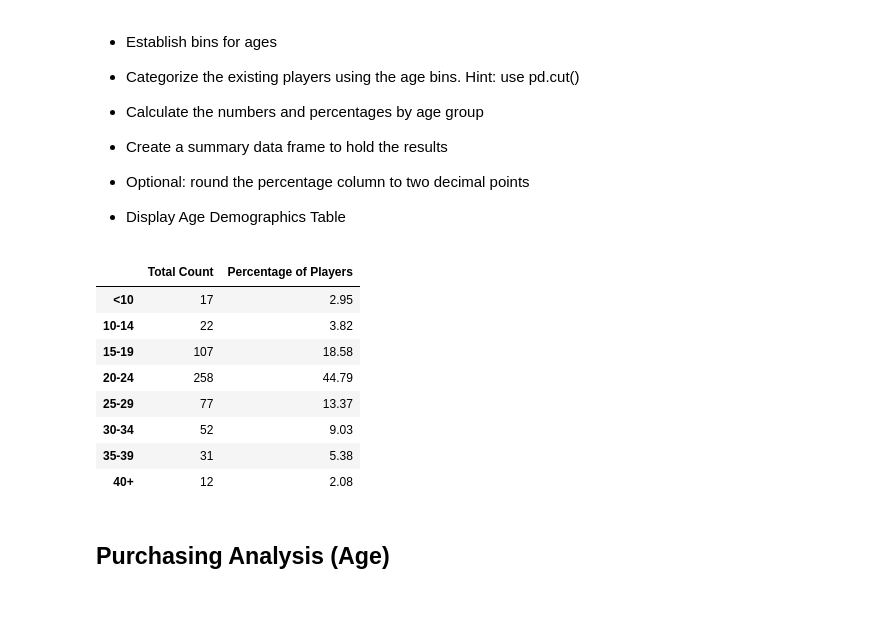
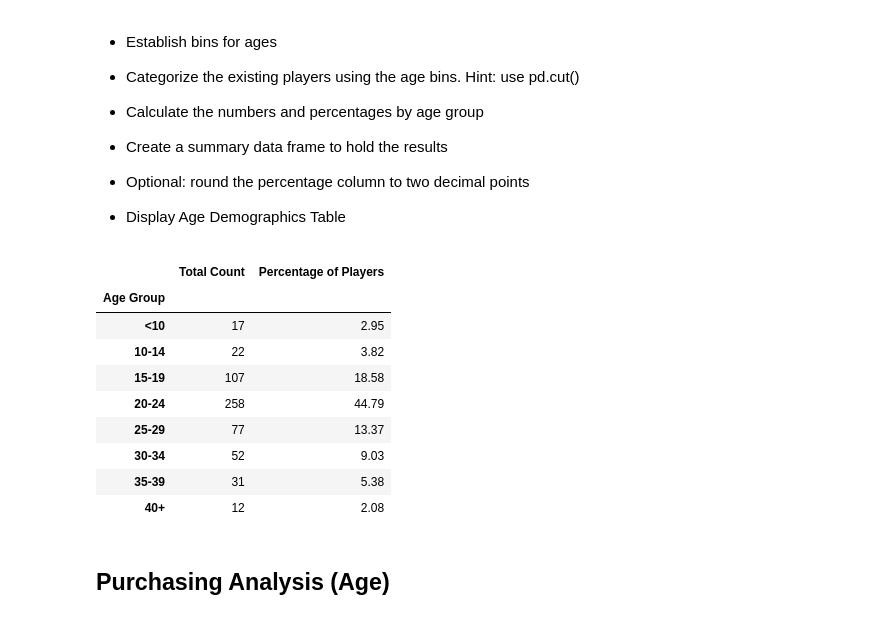
Before and after one commit to lucyhohler/Heroes_of_Pymoli, a Jupyter notebook: HeroesOfPymoli_starter.ipynb, the cells around one changed output. Drawn from its saved outputs; the diff is of its cells as text; code cells hidden in the pictures.

```diff
--- a/HeroesOfPymoli_starter.ipynb
+++ b/HeroesOfPymoli_starter.ipynb
@@ -158,18 +159,19 @@ gender_demographics.style.format({"Average Purchase Price":"${:,.2f}", "Total Pu
 # %%
 age_bins = [0, 9.99, 14.99, 19.99, 24.99, 29.99, 34.99, 39.99, 99999]
 group_names = ["<10", "10-14", "15-19", "20-24", "25-29", "30-34", "35-39", "40+"]
 
 purchase_data["Age Group"] = pd.cut(purchase_data["Age"],age_bins, labels=group_names)
 age_grouped = purchase_data.groupby("Age Group")
 total_count_age = age_grouped["SN"].nunique()
 percentage_by_age = (total_count_age/total_players_count) * 100
-#percentage_by_age
+
 age_demographics = pd.DataFrame({"Total Count": total_count_age, "Percentage of Players": percentage_by_age})
-age_demographics.index.name = None
+
 
 age_demographics.style.format({"Percentage of Players":"{:,.2f}"})
 # %% [output]
 |  | Total Count | Percentage of Players |
+| Age Group |  |  |
 | <10 | 17 | 2.95 |
 | 10-14 | 22 | 3.82 |
 | 15-19 | 107 | 18.58 |
```
Also changed, not shown: parts of 9 cells of this notebook.
